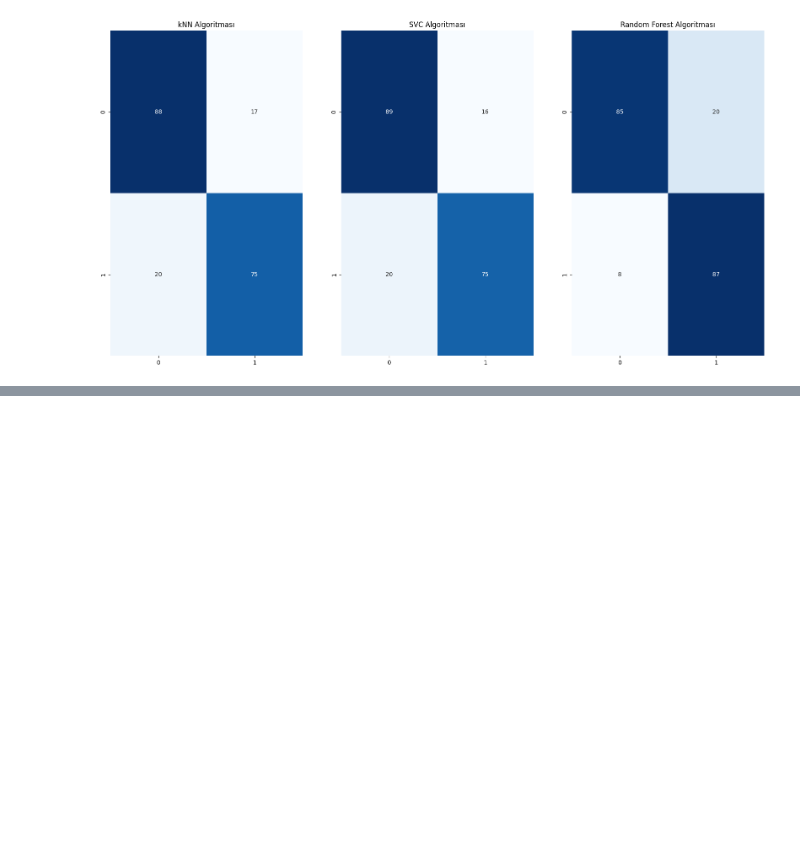
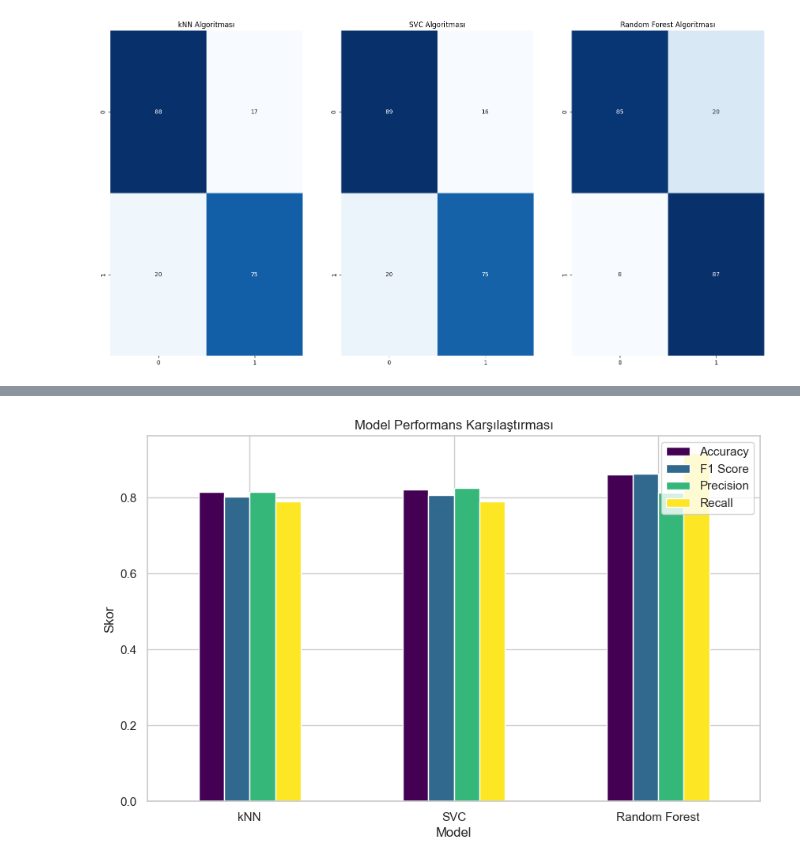
Before and after one commit to meyliteK/diyabet_tahmin_sitesi, a Jupyter notebook: project_files/bitirme.ipynb, the cells around one changed output, grey strips where cells are left out. Cells and saved outputs as stored; diff of their text form; code cells hidden in the pictures; blank space fills up the shorter version.

```diff
--- a/project_files/bitirme.ipynb
+++ b/project_files/bitirme.ipynb
@@ -485,0 +289,86 @@ plt.show()
+# %%
+# ---------------------------Performans Karşılaştırması---------------------------
+metrics = pd.DataFrame({
+    'Model': ['kNN', 'SVC', 'Random Forest'],
+    'Accuracy': [knn_acc, svc_acc, rf_acc],
+    'F1 Score': [knn_f1, svc_f1, rf_f1],
+    'Precision': [knn_precision, svc_precision, rf_precision],
+    'Recall': [knn_recall, svc_recall, rf_recall]
+})
+
+plt.figure(figsize=(12, 6))
+metrics.plot(x='Model', kind='bar', figsize=(10, 6), colormap='viridis')
+plt.title("Model Performans Karşılaştırması")
+plt.ylabel("Skor")
+plt.xticks(rotation=0)
+plt.legend(loc="best")
+plt.show()
+
+#---------------------------Karmaşıklık Matrisi Isı Haritası---------------------------
+plt.figure(figsize=(18, 6))
+
+models = {
+    "kNN": knn_cm,
+    "SVC": svc_cm,
+    "Random Forest": rf_cm
+}
+
+for i, (name, cm) in enumerate(models.items(), 1):
+    plt.subplot(1, 3, i)
+    sns.heatmap(cm, annot=True, fmt="d", cmap="Blues", cbar=False)
+    plt.title(f"{name} Confusion Matrix")
+
+plt.tight_layout()
+plt.show()
+
+#--------------------------- Random Forest Özellik Önem Sıralaması---------------------------
+importances = best_rf.feature_importances_
+features = X.columns
+
+# Bar Plot
+plt.figure(figsize=(10, 6))
+sns.barplot(x=importances, y=features, palette="viridis")
+plt.title("Random Forest Özellik Önem Sıralaması")
+plt.xlabel("Önem Skoru")
+plt.ylabel("Özellikler")
+plt.show()
+
+
+#--------------------------- Pairplot---------------------------
+sns.set(style="whitegrid")
+pairplot = sns.pairplot(dataset, hue="Outcome", diag_kind="kde", palette={0: "blue", 1: "orange"})
+
+plt.subplots_adjust(top=0.95)
+pairplot.fig.suptitle("Pairplot: Outcome 0 (Mavi - Sağlıklı), Outcome 1 (Turuncu - Hasta)", fontsize=16)
+
+new_legend = {"Sağlıklı (Outcome=0)": "blue", "Hasta (Outcome=1)": "orange"}
+for label, color in new_legend.items():
+    pairplot.fig.legend(
+        handles=[plt.Line2D([], [], color=color, marker='o', linestyle='', markersize=10, label=label)],
+        loc='upper right', title="Outcome Açıklamaları"
+    )
+
+plt.show()
+
+#---------------------------Random Forest Öğrenme Eğrisi---------------------------
+train_sizes, train_scores, valid_scores = learning_curve(
+    best_rf, X_train, y_train, cv=5, scoring="accuracy"
+)
+
+train_mean = np.mean(train_scores, axis=1)
+valid_mean = np.mean(valid_scores, axis=1)
+
+plt.figure(figsize=(8, 6))
+plt.plot(train_sizes, train_mean, label="Eğitim Skoru", color="blue")
+plt.plot(train_sizes, valid_mean, label="Doğrulama Skoru", color="orange")
+plt.title("Random Forest Öğrenme Eğrisi")
+plt.xlabel("Eğitim Veri Sayısı")
+plt.ylabel("Doğruluk")
+plt.legend()
+plt.show()
+
+#---------------------------Dağılım Analizi---------------------------
+dataset.hist(bins=20, figsize=(14, 10), color="skyblue", edgecolor="black")
+plt.suptitle("Veri Seti Dağılımları")
+plt.show()
+# %% [output]
@@ -485,0 +376 @@ plt.show()
+[figure, added]
```
Also changed, not shown: parts of 7 cells of this notebook, 5 other files.
